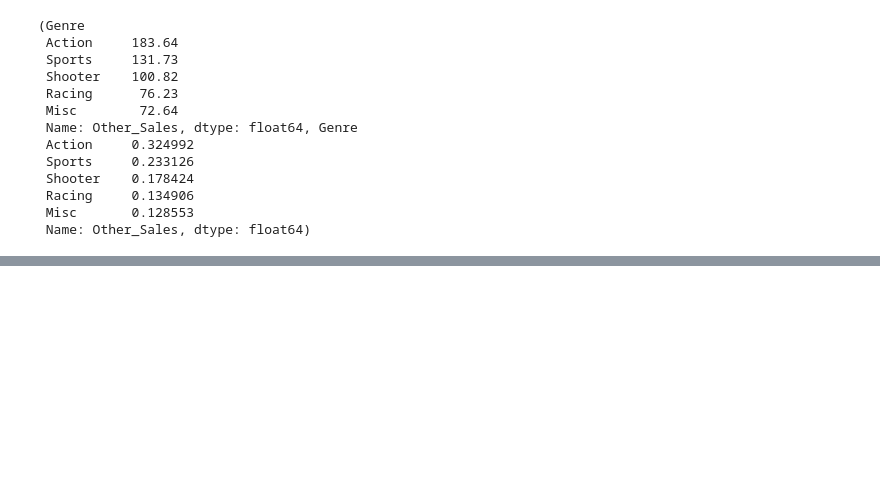
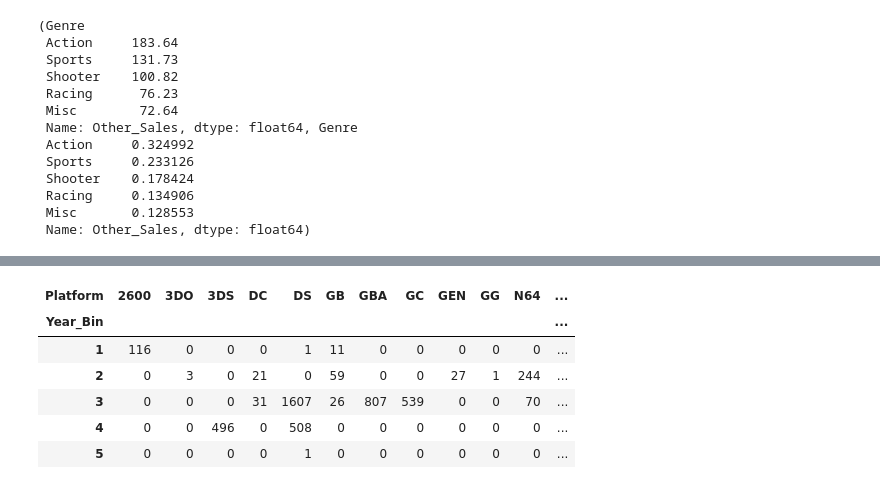
Before and after one commit to choheeee22/ds_Section1_Project, a Jupyter notebook: Section1_Project_GameIndustry.ipynb, the cells around one changed output, grey strips where cells are left out. Cells and saved outputs as stored; diff of their text form; code cells hidden in the pictures; blank space fills up the shorter version.

```diff
--- a/Section1_Project_GameIndustry.ipynb
+++ b/Section1_Project_GameIndustry.ipynb
@@ -756,0 +824,12 @@ Other_Genre.head(5),Other_Genre.head(5)/Other_Genre.head(5).sum()
+# %%
+#연도별 platfrom, genre 확인
+Year_bin_P_table=pd.crosstab(df5['Year_Bin'],columns=df5['Platform'])
+Year_bin_P_table
+# %% [output]
+| Platform | 2600 | 3DO | 3DS | DC | DS | GB | GBA | GC | GEN | GG | N64 | ... |
+| Year_Bin |  |  |  |  |  |  |  |  |  |  |  | ... |
+| 1 | 116 | 0 | 0 | 0 | 1 | 11 | 0 | 0 | 0 | 0 | 0 | ... |
+| 2 | 0 | 3 | 0 | 21 | 0 | 59 | 0 | 0 | 27 | 1 | 244 | ... |
+| 3 | 0 | 0 | 0 | 31 | 1607 | 26 | 807 | 539 | 0 | 0 | 70 | ... |
+| 4 | 0 | 0 | 496 | 0 | 508 | 0 | 0 | 0 | 0 | 0 | 0 | ... |
+| 5 | 0 | 0 | 0 | 0 | 1 | 0 | 0 | 0 | 0 | 0 | 0 | ... |
```
Also changed, not shown: parts of 16 cells of this notebook.
